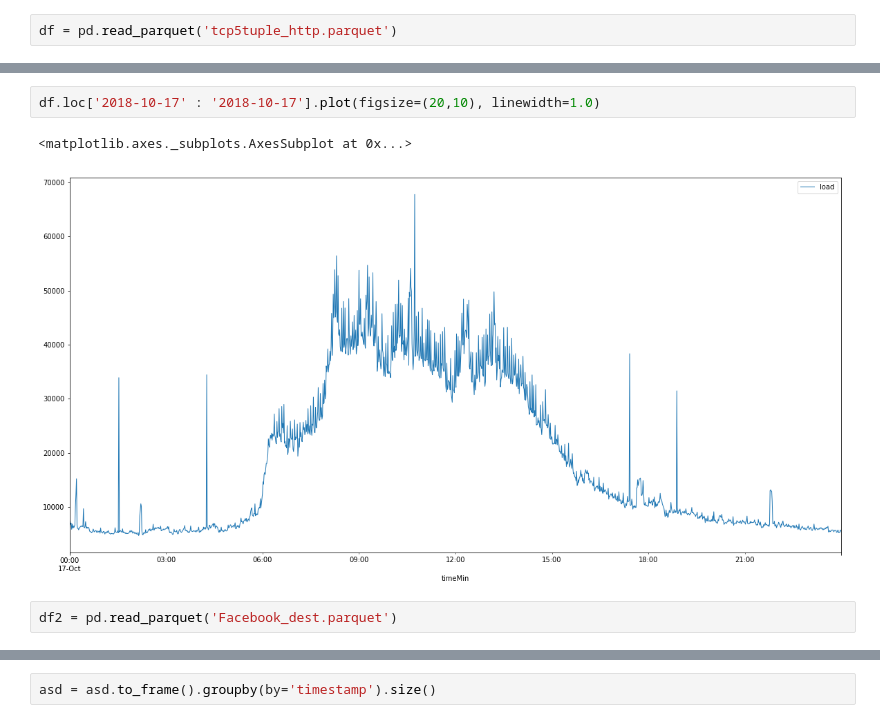
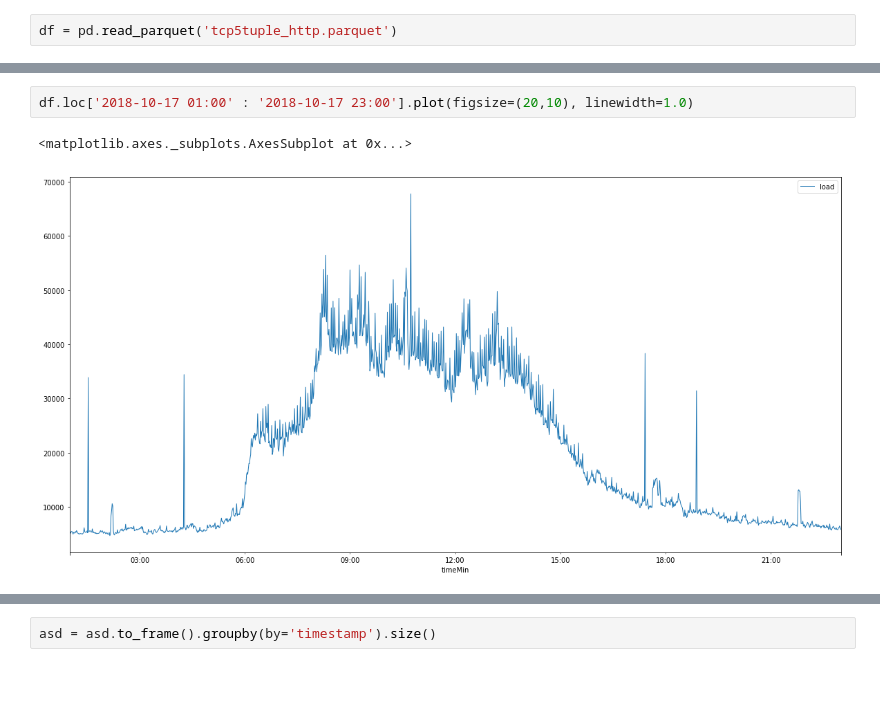
Before and after one commit to nadamdb/k8s-hpa-modeling, a Jupyter notebook: generator/real_data/dobreff/create_loads.ipynb, the cells around one changed output, grey strips where cells are left out. Saved outputs shown, nothing was run; the diff lists cells and outputs as text; blank space fills up the shorter version.

```diff
--- a/generator/real_data/dobreff/create_loads.ipynb
+++ b/generator/real_data/dobreff/create_loads.ipynb
@@ -51,7 +46,5 @@ df = pd.read_parquet('tcp5tuple_http.parquet')
 # %%
-df.loc['2018-10-17' : '2018-10-17'].plot(figsize=(20,10), linewidth=1.0)
+df.loc['2018-10-17 01:00' : '2018-10-17 23:00'].plot(figsize=(20,10), linewidth=1.0)
 # %% [output]
 <matplotlib.axes._subplots.AxesSubplot at 0x...>
-[figure, old version]
+[figure, new version]
-# %%
-df2 = pd.read_parquet('Facebook_dest.parquet')
```
Also changed, not shown: parts of 42 cells of this notebook, 9 other files.
